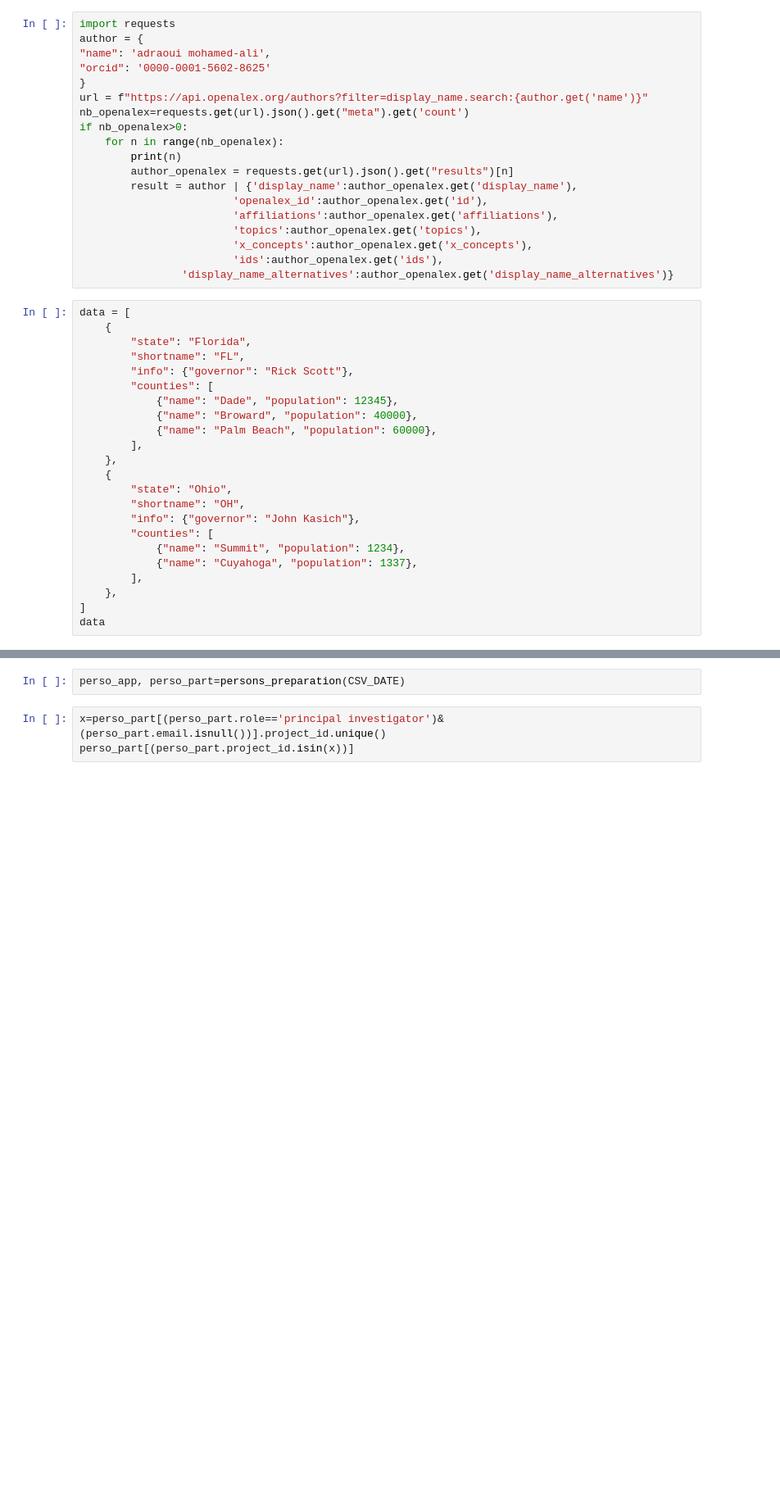
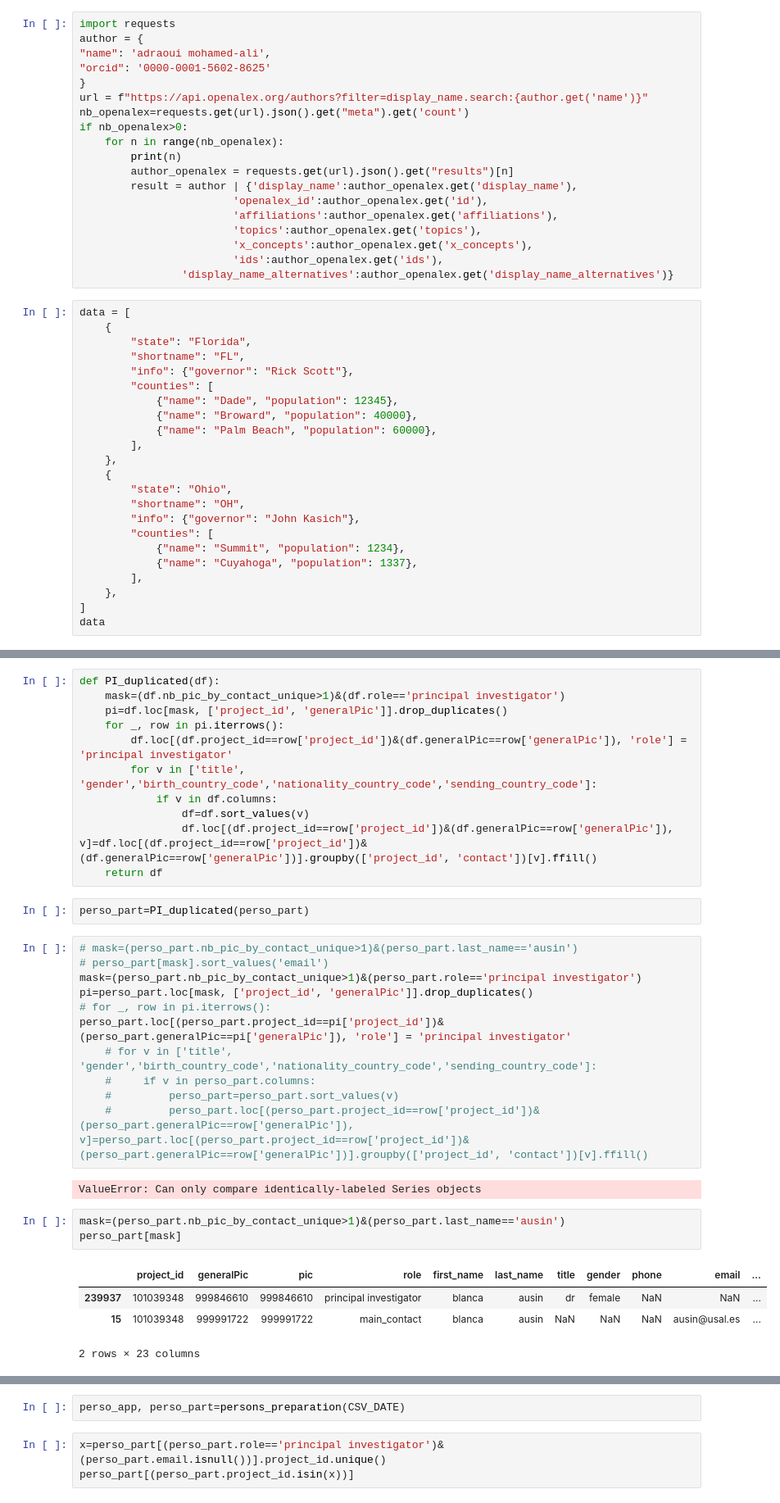
Before and after one commit to dataesr/pcri, a Jupyter notebook: test.ipynb, the cells around one changed output, grey strips where cells are left out. Shown at 82% size. Saved outputs shown, nothing was run; the diff lists cells and outputs as text; blank space fills up the shorter version.

Commit message:
add pi duplicated

```diff
--- a/test.ipynb
+++ b/test.ipynb
@@ -299,0 +367,34 @@ def persons_preparation(csv_date):
+# %%
+def PI_duplicated(df):
+    mask=(df.nb_pic_by_contact_unique>1)&(df.role=='principal investigator')
+    pi=df.loc[mask, ['project_id', 'generalPic']].drop_duplicates()
+    for _, row in pi.iterrows():
+        df.loc[(df.project_id==row['project_id'])&(df.generalPic==row['generalPic']), 'role'] = 'principal investigator'
+        for v in ['title', 'gender','birth_country_code','nationality_country_code','sending_country_code']:
+            if v in df.columns:
+                df=df.sort_values(v)
+                df.loc[(df.project_id==row['project_id'])&(df.generalPic==row['generalPic']), v]=df.loc[(df.project_id==row['project_id'])&(df.generalPic==row['generalPic'])].groupby(['project_id', 'contact'])[v].ffill()
+    return df
+# %%
+perso_part=PI_duplicated(perso_part)
+# %%
+# mask=(perso_part.nb_pic_by_contact_unique>1)&(perso_part.last_name=='ausin')
+# perso_part[mask].sort_values('email')
+mask=(perso_part.nb_pic_by_contact_unique>1)&(perso_part.role=='principal investigator')
+pi=perso_part.loc[mask, ['project_id', 'generalPic']].drop_duplicates()
+# for _, row in pi.iterrows():
+perso_part.loc[(perso_part.project_id==pi['project_id'])&(perso_part.generalPic==pi['generalPic']), 'role'] = 'principal investigator'
+    # for v in ['title', 'gender','birth_country_code','nationality_country_code','sending_country_code']:
+    #     if v in perso_part.columns:
+    #         perso_part=perso_part.sort_values(v)
+    #         perso_part.loc[(perso_part.project_id==row['project_id'])&(perso_part.generalPic==row['generalPic']), v]=perso_part.loc[(perso_part.project_id==row['project_id'])&(perso_part.generalPic==row['generalPic'])].groupby(['project_id', 'contact'])[v].ffill()
+# %% [output]
+ValueError: Can only compare identically-labeled Series objects
+# %%
+mask=(perso_part.nb_pic_by_contact_unique>1)&(perso_part.last_name=='ausin')
+perso_part[mask]
+# %% [output]
+|  | project_id | generalPic | pic | role | first_name | last_name | title | gender | phone | email | ... |
+| 239937 | 101039348 | 999846610 | 999846610 | principal investigator | blanca | ausin | dr | female | NaN | NaN | ... |
+| 15 | 101039348 | 999991722 | 999991722 | main_contact | blanca | ausin | NaN | NaN | NaN | ausin@usal.es | ... |
+2 rows × 23 columns
```
Also changed, not shown: parts of 12 cells of this notebook, 1 other file.
